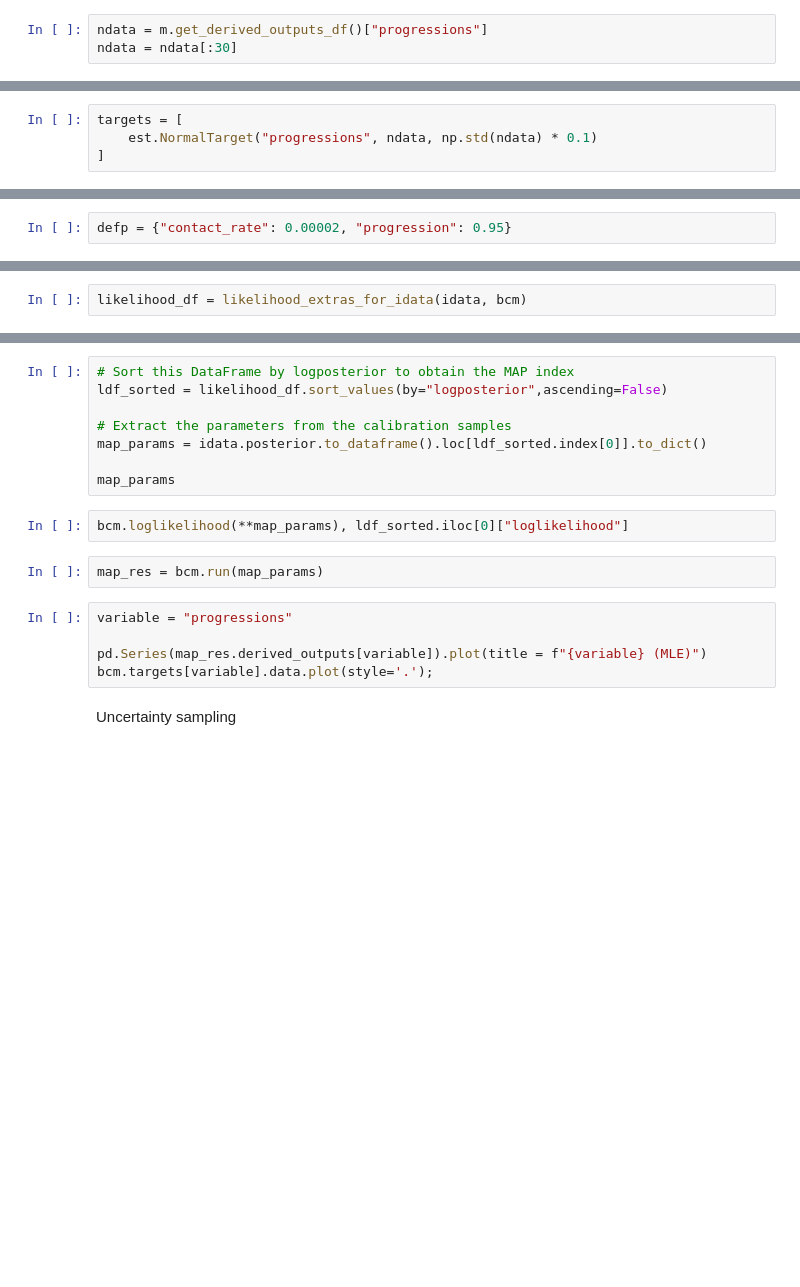
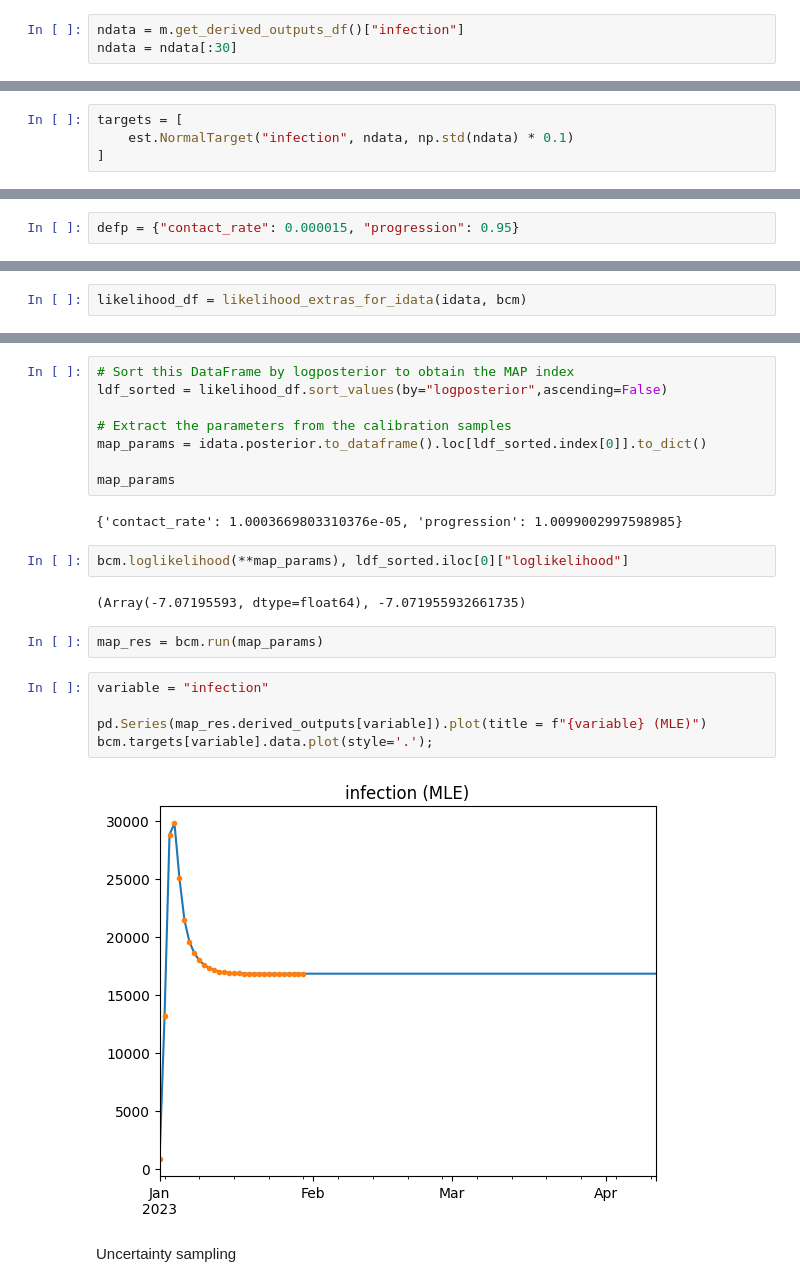
Before and after one commit to monash-emu/DFAT, a Jupyter notebook: Calibration_Simple_Test.ipynb, the cells around one changed output, grey strips where cells are left out. Cells and saved outputs as stored; diff of their text form; blank space fills up the shorter version.

```diff
--- a/Calibration_Simple_Test.ipynb
+++ b/Calibration_Simple_Test.ipynb
@@ -44,5 +49,5 @@ m.get_derived_outputs_df().plot()
 # %%
-ndata = m.get_derived_outputs_df()["progressions"]
+ndata = m.get_derived_outputs_df()["infection"]
 ndata = ndata[:30]
 # %%
 ndata.plot()
@@ -59,7 +67,7 @@ from estival import priors as esp
 from estival.model import BayesianCompartmentalModel
 # %%
 targets = [
-    est.NormalTarget("progressions", ndata, np.std(ndata) * 0.1)
+    est.NormalTarget("infection", ndata, np.std(ndata) * 0.1)
 ]
 # %%
 priors = [
@@ -67,7 +75,7 @@ priors = [
     esp.UniformPrior("progression", (0.5,1.5))
 ]
 # %%
-defp = {"contact_rate": 0.00002, "progression": 0.95}
+defp = {"contact_rate": 0.000015, "progression": 0.95}
 # %%
 bcm = BayesianCompartmentalModel(m, defp, priors, targets)
 from estival.wrappers import pymc as epm
@@ -115,15 +145,21 @@ ldf_sorted = likelihood_df.sort_values(by="logposterior",ascending=False)
 map_params = idata.posterior.to_dataframe().loc[ldf_sorted.index[0]].to_dict()
 
 map_params
+# %% [output]
+{'contact_rate': 1.0003669803310376e-05, 'progression': 1.0099002997598985}
 # %%
 bcm.loglikelihood(**map_params), ldf_sorted.iloc[0]["loglikelihood"]
+# %% [output]
+(Array(-7.07195593, dtype=float64), -7.071955932661735)
 # %%
 map_res = bcm.run(map_params)
 # %%
-variable = "progressions"
+variable = "infection"
 
 pd.Series(map_res.derived_outputs[variable]).plot(title = f"{variable} (MLE)")
 bcm.targets[variable].data.plot(style='.');
+# %% [output]
+[figure, added]
 # %% [markdown]
 Uncertainty sampling
 # %%
```
Also changed, not shown: parts of 12 cells of this notebook.
